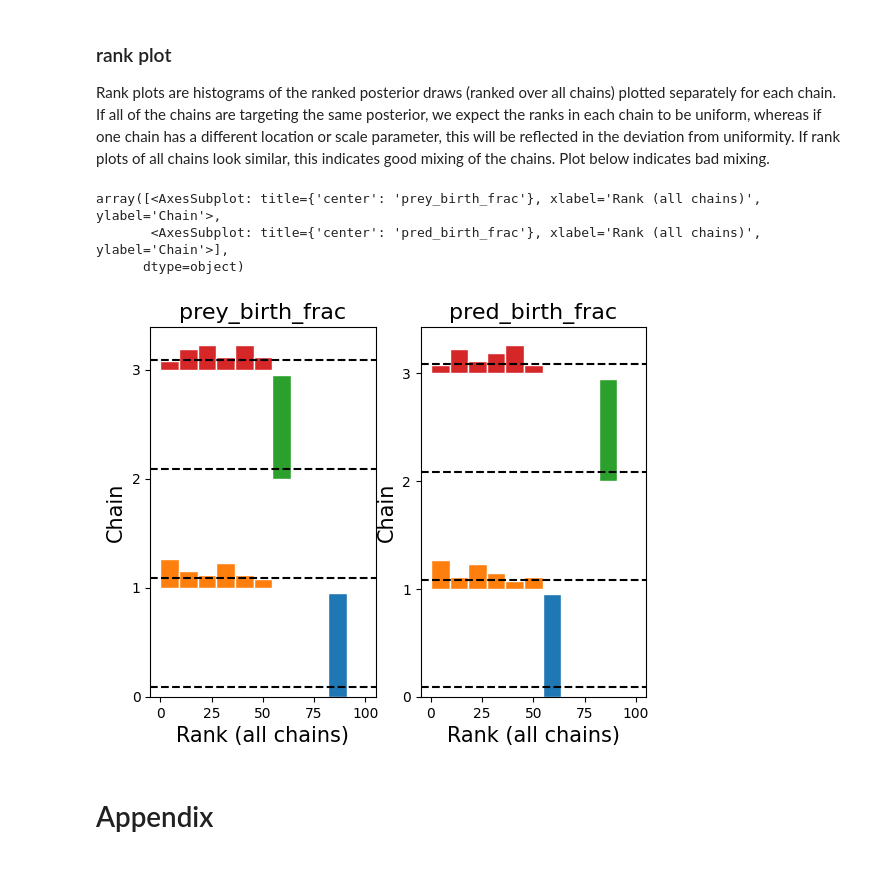
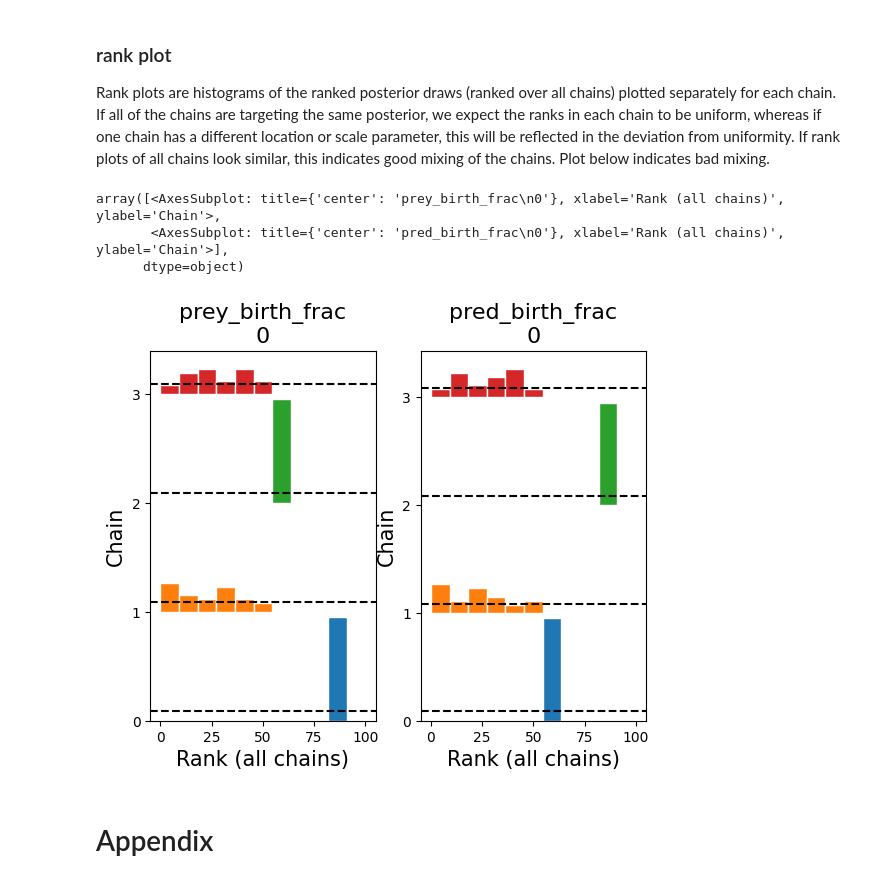
Before and after one commit to Data4DM/stanify, a Jupyter notebook: vignette/prey_predator_mpnoisedot01.ipynb, the cells around one changed output. Cells and saved outputs as stored; diff of their text form; code cells hidden in the pictures.

Commit message:
update plots using sbc inferencedata

```diff
--- a/vignette/prey_predator_mpnoisedot01.ipynb
+++ b/vignette/prey_predator_mpnoisedot01.ipynb
@@ -150,4 +76,5 @@ We load the produced data for plotting. Please refer to the end of this document
 # %%
 modelname = "prey_predator_S1N200Q2R1"
-draws2data = az.from_netcdf(f"data/{modelname}/draws2data.nc")
-data2draws = az.from_netcdf(f"data/{modelname}/data2draws.nc")
+sbc = az.from_netcdf(f"data/{modelname}/sbc_mpdot01.nc")
+sbc.add_groups({"observed_data": sbc.prior_predictive})
+sbc
@@ -240,12 +164,12 @@ array([<AxesSubplot: xlabel='prey_obs / prey_obs_post'>,
 Rank plots are histograms of the ranked posterior draws (ranked over all chains) plotted separately for each chain. If all of the chains are targeting the same posterior, we expect the ranks in each chain to be uniform, whereas if one chain has a different location or scale parameter, this will be reflected in the deviation from uniformity. If rank plots of all chains look similar, this indicates good mixing of the chains. Plot below indicates bad mixing.
 # %%
 fig, axes = plt.subplots(1, 2)
-az.plot_rank(data2draws, var_names=("prey_birth_frac", "pred_birth_frac"), ax=axes)
+az.plot_rank(sbc, var_names=("prey_birth_frac", "pred_birth_frac"), ax=axes)
 # %% [output]
-array([<AxesSubplot: title={'center': 'prey_birth_frac'}, xlabel='Rank (all chains)', ylabel='Chain'>,
-       <AxesSubplot: title={'center': 'pred_birth_frac'}, xlabel='Rank (all chains)', ylabel='Chain'>],
+array([<AxesSubplot: title={'center': 'prey_birth_frac\n0'}, xlabel='Rank (all chains)', ylabel='Chain'>,
+       <AxesSubplot: title={'center': 'pred_birth_frac\n0'}, xlabel='Rank (all chains)', ylabel='Chain'>],
       dtype=object)
-[figure, old version]
+[figure, new version]
 # %% [markdown]
 
 # Appendix
```
Also changed, not shown: parts of 23 cells of this notebook, 19 other files.
